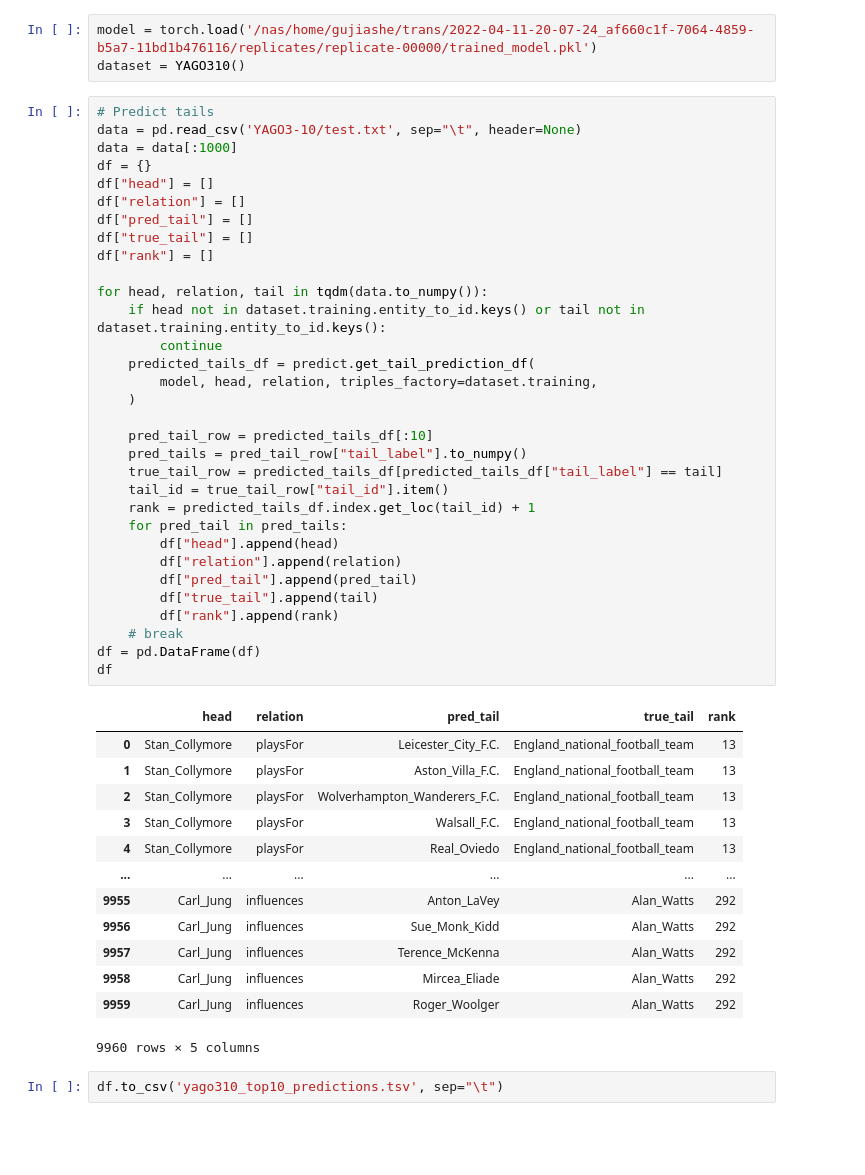
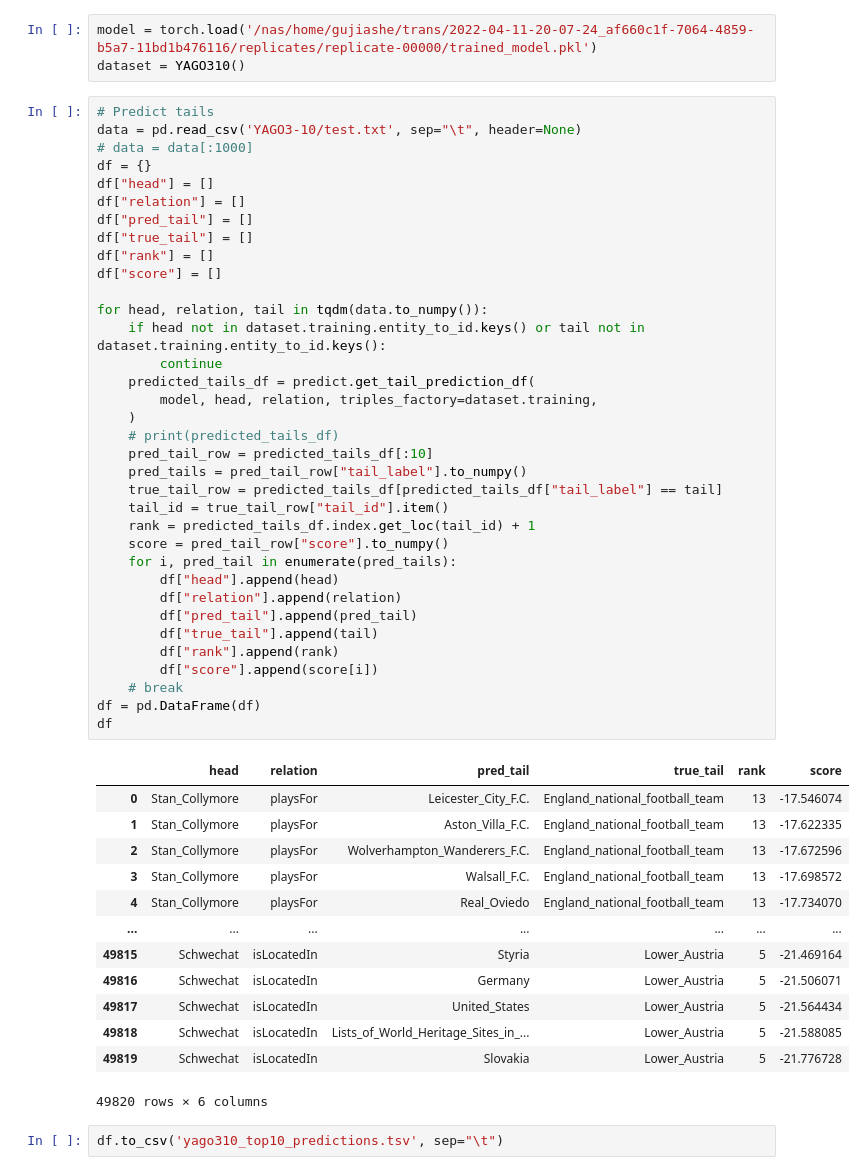
Before and after one commit to jiashenggu/trans, a Jupyter notebook: RotatE.ipynb, the cells around one changed output. Cells and saved outputs as stored; diff of their text form; blank space fills up the shorter version.

```diff
--- a/RotatE.ipynb
+++ b/RotatE.ipynb
@@ -18,49 +18,52 @@ dataset = YAGO310()
 # %%
 # Predict tails
 data = pd.read_csv('YAGO3-10/test.txt', sep="\t", header=None)
-data = data[:1000]
+# data = data[:1000]
 df = {}
 df["head"] = []
 df["relation"] = []
 df["pred_tail"] = []
 df["true_tail"] = []
 df["rank"] = []
+df["score"] = []
 
 for head, relation, tail in tqdm(data.to_numpy()):
     if head not in dataset.training.entity_to_id.keys() or tail not in dataset.training.entity_to_id.keys():
         continue
     predicted_tails_df = predict.get_tail_prediction_df(
         model, head, relation, triples_factory=dataset.training,
     )
-
+    # print(predicted_tails_df)
     pred_tail_row = predicted_tails_df[:10]
     pred_tails = pred_tail_row["tail_label"].to_numpy()
     true_tail_row = predicted_tails_df[predicted_tails_df["tail_label"] == tail]
     tail_id = true_tail_row["tail_id"].item()
     rank = predicted_tails_df.index.get_loc(tail_id) + 1
-    for pred_tail in pred_tails:
+    score = pred_tail_row["score"].to_numpy()
+    for i, pred_tail in enumerate(pred_tails):
         df["head"].append(head)
         df["relation"].append(relation)
         df["pred_tail"].append(pred_tail)
         df["true_tail"].append(tail)
         df["rank"].append(rank)
+        df["score"].append(score[i])
     # break
 df = pd.DataFrame(df)
 df
 # %% [output]
-|  | head | relation | pred_tail | true_tail | rank |
-| 0 | Stan_Collymore | playsFor | Leicester_City_F.C. | England_national_football_team | 13 |
-| 1 | Stan_Collymore | playsFor | Aston_Villa_F.C. | England_national_football_team | 13 |
-| 2 | Stan_Collymore | playsFor | Wolverhampton_Wanderers_F.C. | England_national_football_team | 13 |
-| 3 | Stan_Collymore | playsFor | Walsall_F.C. | England_national_football_team | 13 |
-| 4 | Stan_Collymore | playsFor | Real_Oviedo | England_national_football_team | 13 |
-| ... | ... | ... | ... | ... | ... |
-| 9955 | Carl_Jung | influences | Anton_LaVey | Alan_Watts | 292 |
-| 9956 | Carl_Jung | influences | Sue_Monk_Kidd | Alan_Watts | 292 |
-| 9957 | Carl_Jung | influences | Terence_McKenna | Alan_Watts | 292 |
-| 9958 | Carl_Jung | influences | Mircea_Eliade | Alan_Watts | 292 |
-| 9959 | Carl_Jung | influences | Roger_Woolger | Alan_Watts | 292 |
+|  | head | relation | pred_tail | true_tail | rank | score |
+| 0 | Stan_Collymore | playsFor | Leicester_City_F.C. | England_national_football_team | 13 | -17.546074 |
+| 1 | Stan_Collymore | playsFor | Aston_Villa_F.C. | England_national_football_team | 13 | -17.622335 |
+| 2 | Stan_Collymore | playsFor | Wolverhampton_Wanderers_F.C. | England_national_football_team | 13 | -17.672596 |
+| 3 | Stan_Collymore | playsFor | Walsall_F.C. | England_national_football_team | 13 | -17.698572 |
+| 4 | Stan_Collymore | playsFor | Real_Oviedo | England_national_football_team | 13 | -17.734070 |
+| ... | ... | ... | ... | ... | ... | ... |
+| 49815 | Schwechat | isLocatedIn | Styria | Lower_Austria | 5 | -21.469164 |
+| 49816 | Schwechat | isLocatedIn | Germany | Lower_Austria | 5 | -21.506071 |
+| 49817 | Schwechat | isLocatedIn | United_States | Lower_Austria | 5 | -21.564434 |
+| 49818 | Schwechat | isLocatedIn | Lists_of_World_Heritage_Sites_in_... | Lower_Austria | 5 | -21.588085 |
+| 49819 | Schwechat | isLocatedIn | Slovakia | Lower_Austria | 5 | -21.776728 |
-9960 rows × 5 columns
+49820 rows × 6 columns
 # %%
 df.to_csv('yago310_top10_predictions.tsv', sep="\t")
 # %%
```
Also changed, not shown: 1 other file.
